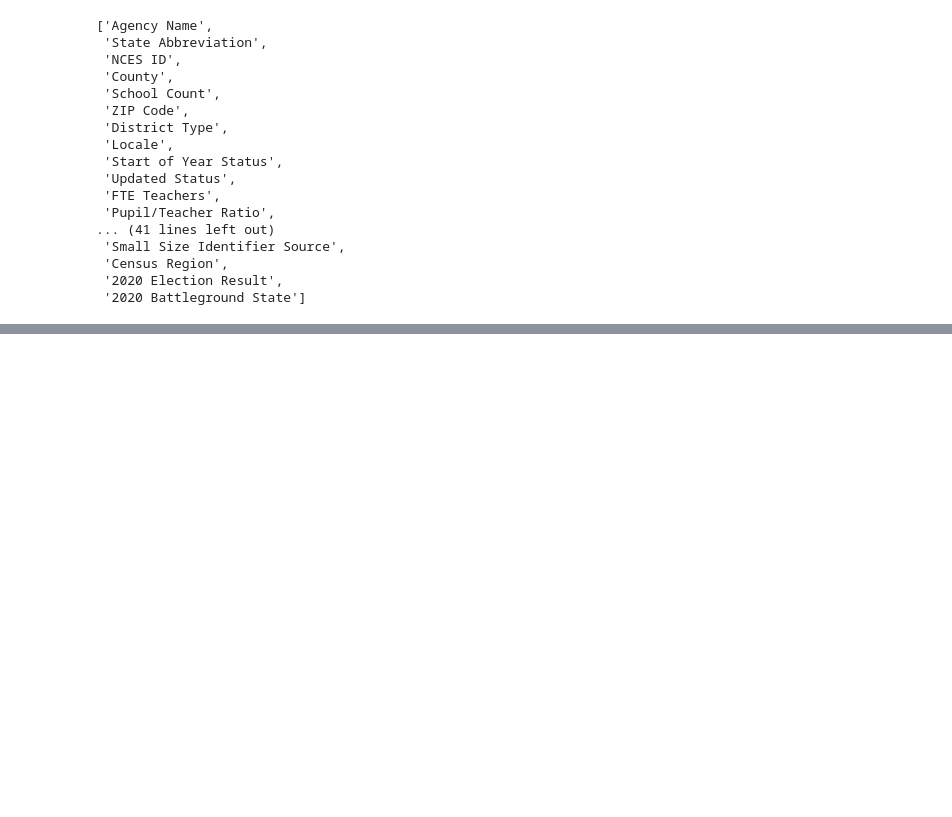
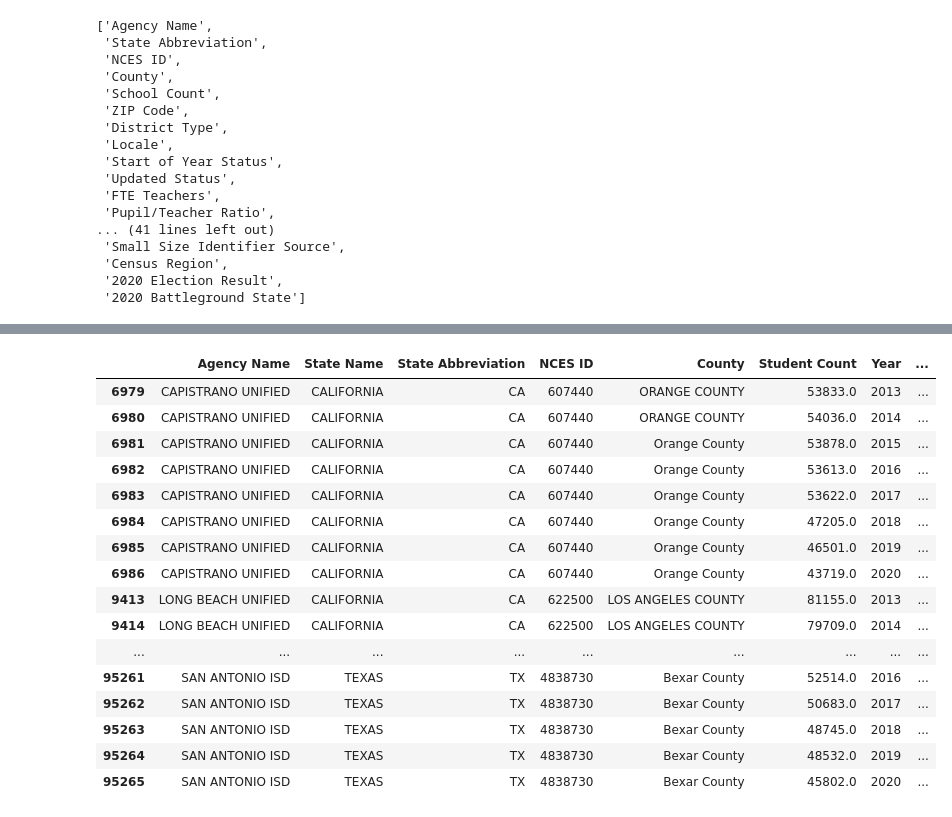
Before and after one commit to caitbrown12/NSS_Capstone, a Jupyter notebook: notebook/NCES_Enrollment_Data_2.ipynb, the cells around one changed output, grey strips where cells are left out. Saved outputs shown, nothing was run; the diff lists cells and outputs as text; code cells hidden in the pictures; blank space fills up the shorter version.

```diff
--- a/notebook/NCES_Enrollment_Data_2.ipynb
+++ b/notebook/NCES_Enrollment_Data_2.ipynb
@@ -283,0 +337,21 @@ nbatlgrnd = data.loc[data['2020 Battleground State'] == 'No']
+# %%
+topenrollmentloss1 = data.loc[data['Net Enrollment Change'].isin(['-193193', '-55259', '-39052', '-32335', '-21972', '-14609', '-14600', '-13563', '-13228', '-11742', '-11705', '-10959', '-10501', '-10384', '-10171', '-10114', '-9887', '-9178', '-9087', '-8605', '-8055', '-7885', '-7848', '-7730'])]
+topenrollmentloss1
+# %% [output]
+|  | Agency Name | State Name | State Abbreviation | NCES ID | County | Student Count | Year | ... |
+| 6979 | CAPISTRANO UNIFIED | CALIFORNIA | CA | 607440 | ORANGE COUNTY | 53833.0 | 2013 | ... |
+| 6980 | CAPISTRANO UNIFIED | CALIFORNIA | CA | 607440 | ORANGE COUNTY | 54036.0 | 2014 | ... |
+| 6981 | CAPISTRANO UNIFIED | CALIFORNIA | CA | 607440 | Orange County | 53878.0 | 2015 | ... |
+| 6982 | CAPISTRANO UNIFIED | CALIFORNIA | CA | 607440 | Orange County | 53613.0 | 2016 | ... |
+| 6983 | CAPISTRANO UNIFIED | CALIFORNIA | CA | 607440 | Orange County | 53622.0 | 2017 | ... |
+| 6984 | CAPISTRANO UNIFIED | CALIFORNIA | CA | 607440 | Orange County | 47205.0 | 2018 | ... |
+| 6985 | CAPISTRANO UNIFIED | CALIFORNIA | CA | 607440 | Orange County | 46501.0 | 2019 | ... |
+| 6986 | CAPISTRANO UNIFIED | CALIFORNIA | CA | 607440 | Orange County | 43719.0 | 2020 | ... |
+| 9413 | LONG BEACH UNIFIED | CALIFORNIA | CA | 622500 | LOS ANGELES COUNTY | 81155.0 | 2013 | ... |
+| 9414 | LONG BEACH UNIFIED | CALIFORNIA | CA | 622500 | LOS ANGELES COUNTY | 79709.0 | 2014 | ... |
+| ... | ... | ... | ... | ... | ... | ... | ... | ... |
+| 95261 | SAN ANTONIO ISD | TEXAS | TX | 4838730 | Bexar County | 52514.0 | 2016 | ... |
+| 95262 | SAN ANTONIO ISD | TEXAS | TX | 4838730 | Bexar County | 50683.0 | 2017 | ... |
+| 95263 | SAN ANTONIO ISD | TEXAS | TX | 4838730 | Bexar County | 48745.0 | 2018 | ... |
+| 95264 | SAN ANTONIO ISD | TEXAS | TX | 4838730 | Bexar County | 48532.0 | 2019 | ... |
+| 95265 | SAN ANTONIO ISD | TEXAS | TX | 4838730 | Bexar County | 45802.0 | 2020 | ... |
```
Also changed, not shown: parts of 41 cells of this notebook.
